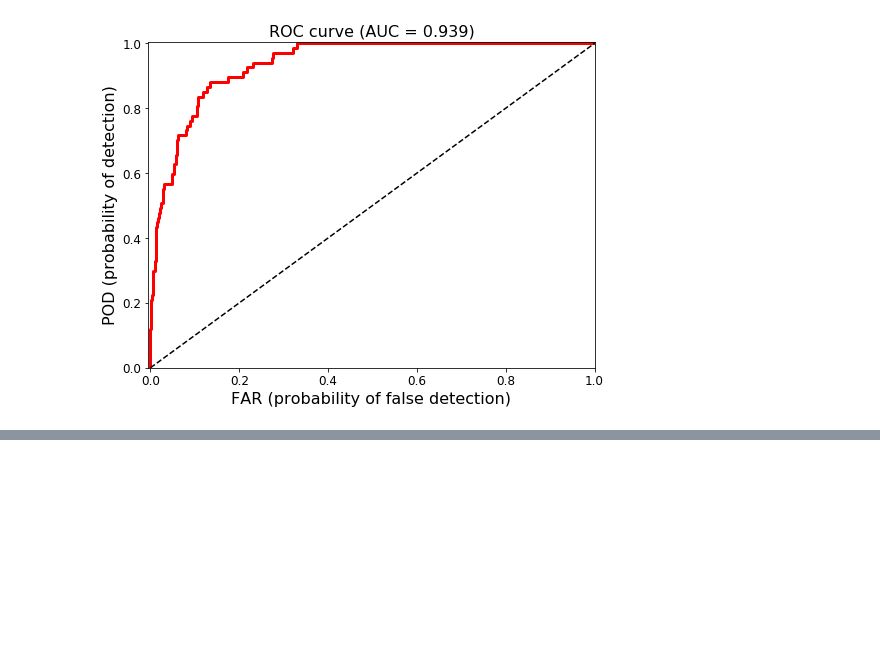
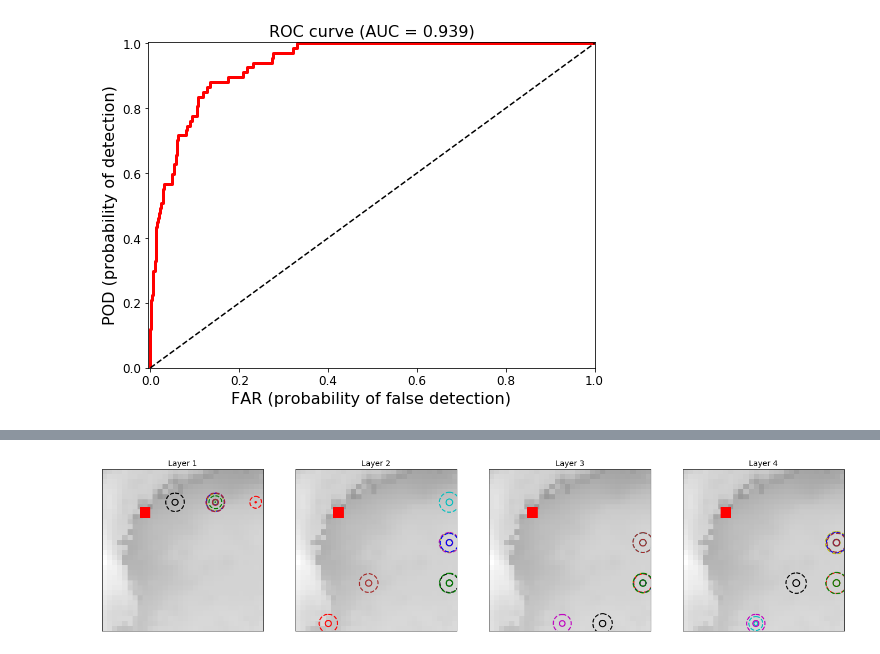
Before and after one commit to conrad-blucher-institute/SparkMET, a Jupyter notebook: Predict2D.ipynb, the cells around one changed output, grey strips where cells are left out. Saved outputs shown, nothing was run; the diff lists cells and outputs as text; code cells hidden in the pictures; blank space fills up the shorter version.

```diff
--- a/Predict2D.ipynb
+++ b/Predict2D.ipynb
@@ -84,0 +122,4 @@ list_output, list_inputs, list_attention_maps = engine.predict(model,
+# %%
+_ = engine.attention_map_guassian_visualize(list_output[0], list_inputs[0], list_attention_scores[0], variable = 93, date = '20200115_0000')
+# %% [output]
+[figure, added]
```
Also changed, not shown: parts of 7 cells of this notebook, 6 other files.
